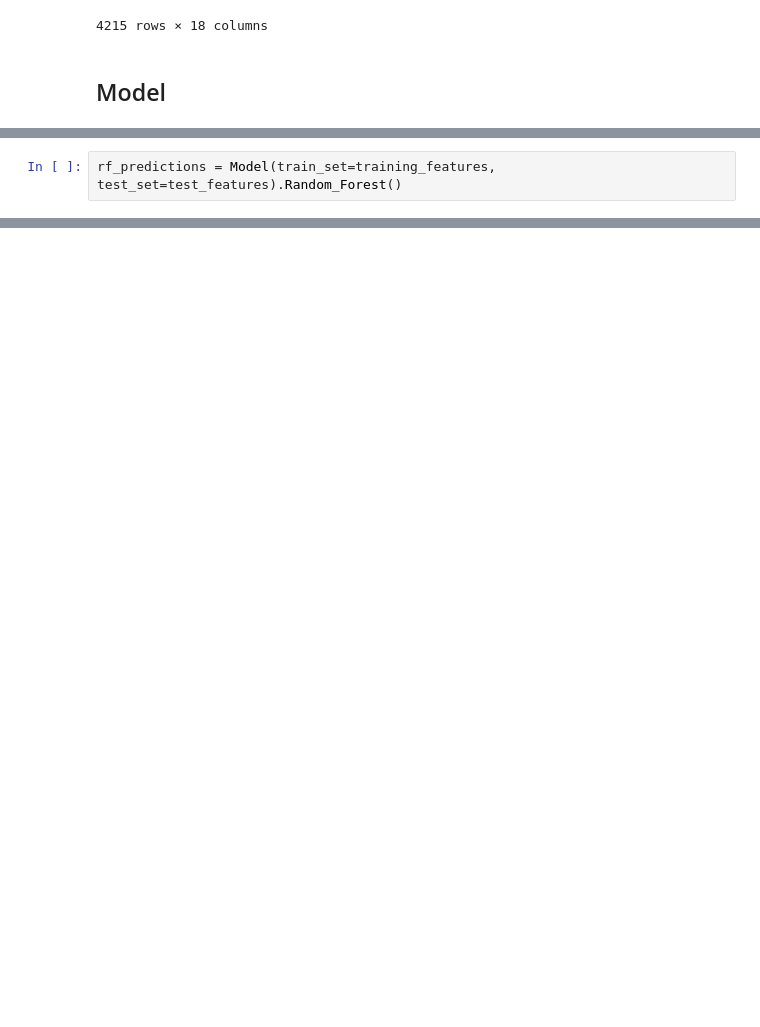
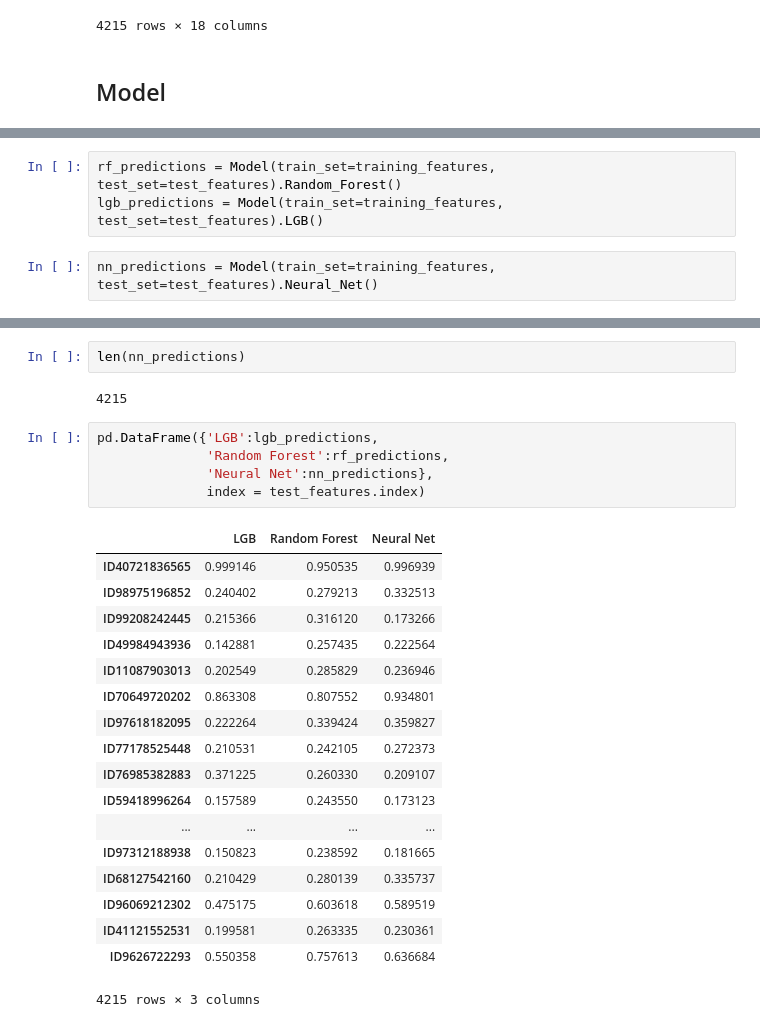
Before and after one commit to chenson2018/Humana-Mays-Competition, a Jupyter notebook: Final Model/Final Draft v3.ipynb, the cells around one changed output, grey strips where cells are left out. Cells and saved outputs as stored; diff of their text form; blank space fills up the shorter version.

Commit message:
Final Predictions

```diff
--- a/Final Model/Final Draft v3.ipynb
+++ b/Final Model/Final Draft v3.ipynb
@@ -102,2 +171,5 @@ class Model:
+# %%
+rf_predictions = Model(train_set=training_features, test_set=test_features).Random_Forest()
+lgb_predictions = Model(train_set=training_features, test_set=test_features).LGB()
 # %%
-rf_predictions = Model(train_set=training_features, test_set=test_features).Random_Forest()
+nn_predictions = Model(train_set=training_features, test_set=test_features).Neural_Net()
@@ -103,0 +194,28 @@ rf_predictions = Model(train_set=training_features, test_set=test_features).Rand
+# %%
+len(nn_predictions)
+# %% [output]
+4215
+# %%
+pd.DataFrame({'LGB':lgb_predictions,
+              'Random Forest':rf_predictions,
+              'Neural Net':nn_predictions},
+              index = test_features.index)
+# %% [output]
+|  | LGB | Random Forest | Neural Net |
+| ID40721836565 | 0.999146 | 0.950535 | 0.996939 |
+| ID98975196852 | 0.240402 | 0.279213 | 0.332513 |
+| ID99208242445 | 0.215366 | 0.316120 | 0.173266 |
+| ID49984943936 | 0.142881 | 0.257435 | 0.222564 |
+| ID11087903013 | 0.202549 | 0.285829 | 0.236946 |
+| ID70649720202 | 0.863308 | 0.807552 | 0.934801 |
+| ID97618182095 | 0.222264 | 0.339424 | 0.359827 |
+| ID77178525448 | 0.210531 | 0.242105 | 0.272373 |
+| ID76985382883 | 0.371225 | 0.260330 | 0.209107 |
+| ID59418996264 | 0.157589 | 0.243550 | 0.173123 |
+| ... | ... | ... | ... |
+| ID97312188938 | 0.150823 | 0.238592 | 0.181665 |
+| ID68127542160 | 0.210429 | 0.280139 | 0.335737 |
+| ID96069212302 | 0.475175 | 0.603618 | 0.589519 |
+| ID41121552531 | 0.199581 | 0.263335 | 0.230361 |
+| ID9626722293 | 0.550358 | 0.757613 | 0.636684 |
+4215 rows × 3 columns
```
Also changed, not shown: parts of 5 cells of this notebook, 1 other file.
